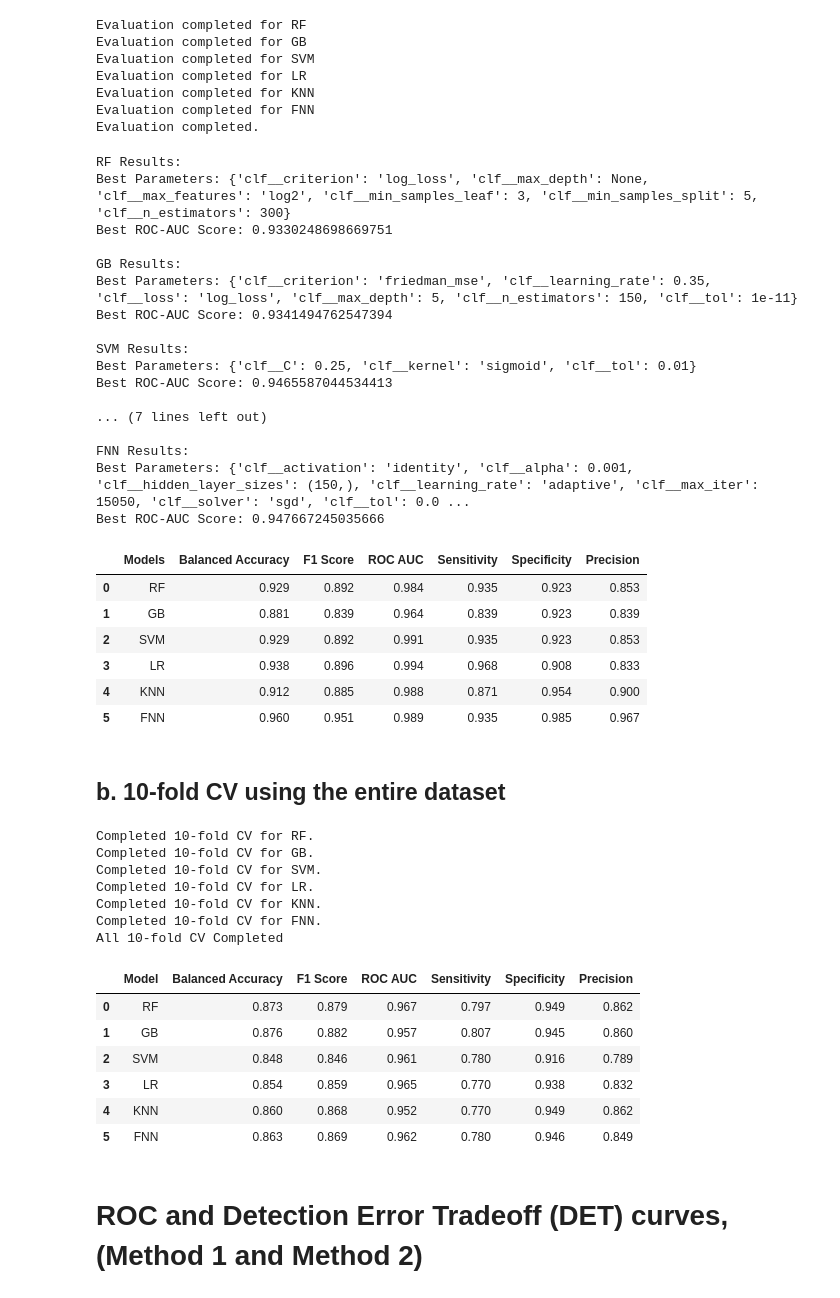
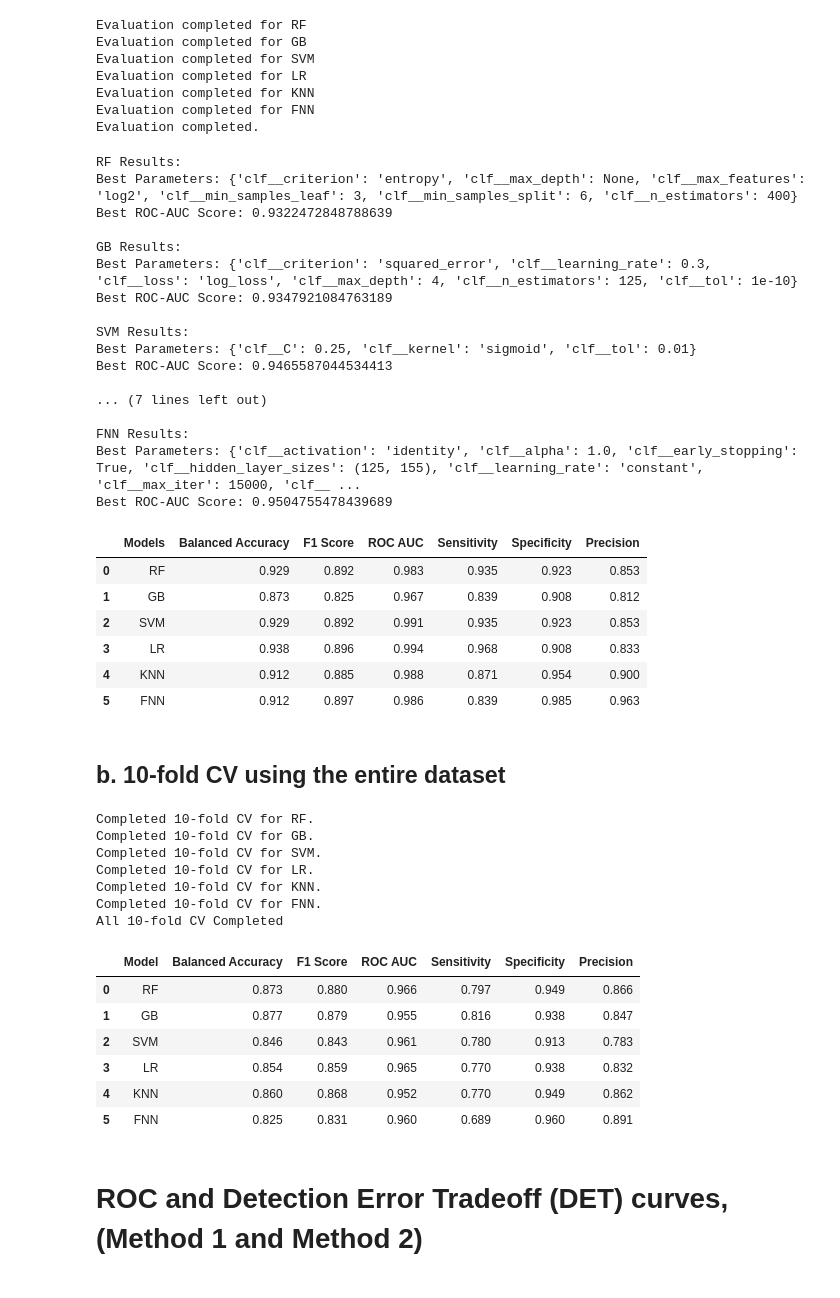
Before and after one commit to OnahPmi/Thyroid-Cancer-Recurrence-Prediction-Project, a Jupyter notebook: code base/Predictive Models Building.ipynb, the cells around one changed output. Saved outputs shown, nothing was run; the diff lists cells and outputs as text; code cells hidden in the pictures.

Commit message:
modified the codebase to account for class imbalance during model training

```diff
--- a/code base/Predictive Models Building.ipynb
+++ b/code base/Predictive Models Building.ipynb
@@ -164,11 +164,12 @@ param_grids = {
     "FNN": {
         "clf__hidden_layer_sizes": [(300,), (130, 160)],
         "clf__max_iter": [10000, 12000],
-        "clf__activation": ["relu", "identity"],
+        "clf__activation": ["relu"],
         "clf__solver": ["adam", "sgd", "lbfgs"],
-        "clf__learning_rate": ["constant", "adaptive"],
+        "clf__learning_rate": ["adaptive", "constant"],
+        "clf__early_stopping": [True],
         "clf__tol": [1e-4, 1e-5],
-        "clf__alpha": [0.1, 0.32, 1.0]
+        "clf__alpha": [0.5, 1.0]
     }
 }
 
@@ -390,8 +391,9 @@ param_grids = {
         "clf__activation": ["relu", "logistic", "identity"],
         "clf__solver": ["adam", "sgd"],
         "clf__learning_rate": ["adaptive", "constant"],
+        "clf__early_stopping": [True],
         "clf__tol": [1e-2, 1e-3],
-        "clf__alpha": [0.0001, 0.001]
+        "clf__alpha": [0.01, 1.0]
     }
 }
 
@@ -463,12 +465,12 @@ for model_name, result in method_2_results.items():
     print(f"Best ROC-AUC Score: {result['Best ROC-AUC Score']}")
 # %% [output]
 RF Results:
-Best Parameters: {'clf__criterion': 'log_loss', 'clf__max_depth': None, 'clf__max_features': 'log2', 'clf__min_samples_leaf': 3, 'clf__min_samples_split': 5, 'clf__n_estimators': 300}
-Best ROC-AUC Score: 0.9330248698669751
+Best Parameters: {'clf__criterion': 'entropy', 'clf__max_depth': None, 'clf__max_features': 'log2', 'clf__min_samples_leaf': 3, 'clf__min_samples_split': 6, 'clf__n_estimators': 400}
+Best ROC-AUC Score: 0.9322472848788639
 
 GB Results:
-Best Parameters: {'clf__criterion': 'friedman_mse', 'clf__learning_rate': 0.35, 'clf__loss': 'log_loss', 'clf__max_depth': 5, 'clf__n_estimators': 150, 'clf__tol': 1e-11}
-Best ROC-AUC Score: 0.9341494762547394
+Best Parameters: {'clf__criterion': 'squared_error', 'clf__learning_rate': 0.3, 'clf__loss': 'log_loss', 'clf__max_depth': 4, 'clf__n_estimators': 125, 'clf__tol': 1e-10}
+Best ROC-AUC Score: 0.9347921084763189
 
 SVM Results:
 Best Parameters: {'clf__C': 0.25, 'clf__kernel': 'sigmoid', 'clf__tol': 0.01}
@@ -477,8 +479,8 @@ Best ROC-AUC Score: 0.9465587044534413
 ... (7 lines left out)
 
 FNN Results:
-Best Parameters: {'clf__activation': 'identity', 'clf__alpha': 0.001, 'clf__hidden_layer_sizes': (150,), 'clf__learning_rate': 'adaptive', 'clf__max_iter': 15050, 'clf__solver': 'sgd', 'clf__tol': 0.0 ...
-Best ROC-AUC Score: 0.947667245035666
+Best Parameters: {'clf__activation': 'identity', 'clf__alpha': 1.0, 'clf__early_stopping': True, 'clf__hidden_layer_sizes': (125, 155), 'clf__learning_rate': 'constant', 'clf__max_iter': 15000, 'clf__ ...
+Best ROC-AUC Score: 0.9504755478439689
 # %%
 performance_metrics = {metric_name: [] for metric_name in metrics.keys()}
 
@@ -491,16 +493,16 @@ for model_name, result in method_2_results.items():
 df_performance = pd.DataFrame(performance_metrics)
 df_performance.insert(0, "Models", [model_name for model_name in models])
 df_performance = df_performance.round(3)
-# df_performance.to_csv("../results/test set models performance using tSVD.csv", index=False)
+df_performance.to_csv("../results/test set models performance using tSVD.csv", index=False)
 df_performance
 # %% [output]
 |  | Models | Balanced Accuracy | F1 Score | ROC AUC | Sensitivity | Specificity | Precision |
-| 0 | RF | 0.929 | 0.892 | 0.984 | 0.935 | 0.923 | 0.853 |
-| 1 | GB | 0.881 | 0.839 | 0.964 | 0.839 | 0.923 | 0.839 |
+| 0 | RF | 0.929 | 0.892 | 0.983 | 0.935 | 0.923 | 0.853 |
+| 1 | GB | 0.873 | 0.825 | 0.967 | 0.839 | 0.908 | 0.812 |
 | 2 | SVM | 0.929 | 0.892 | 0.991 | 0.935 | 0.923 | 0.853 |
 | 3 | LR | 0.938 | 0.896 | 0.994 | 0.968 | 0.908 | 0.833 |
 | 4 | KNN | 0.912 | 0.885 | 0.988 | 0.871 | 0.954 | 0.900 |
-| 5 | FNN | 0.960 | 0.951 | 0.989 | 0.935 | 0.985 | 0.967 |
+| 5 | FNN | 0.912 | 0.897 | 0.986 | 0.839 | 0.985 | 0.963 |
 # %% [markdown]
 ## b. 10-fold CV using the entire dataset
 # %%
@@ -531,40 +533,40 @@ for (model_name, model), results in zip(models.items(), method_2_results.values(
     metric_ids = [metric_id for metric_id in cv_results.keys() if metric_id.startswith("test_")]
     scores = {name: cv_results[metric_id] for name, metric_id in zip(ten_fold_CV_metrics.keys(), metric_ids)}
 
     ten_fold_cv_results_method_2[model_name] = scores
 
     print(f"\rCompleted {n_splits}-fold CV for {model_name}")
 
 print(f"\rAll {n_splits}-fold CV Completed")
 
 
 performance_metrics = {metric_name: [] for metric_name in metrics.keys()}
 
 for model_name, result in ten_fold_cv_results_method_2.items():
     for metric_name, score in result.items():
         performance_metrics[metric_name].append(np.mean(score))
 
 df_performance = pd.DataFrame(performance_metrics)
 df_performance.insert(0, "Model", [model_name for model_name in models])
 df_performance = df_performance.round(3)
 
-# df_performance.to_csv("../results/10-fold CV models performance using tSVD.csv", index=False)
+df_performance.to_csv("../results/10-fold CV models performance using tSVD.csv", index=False)
 df_performance
 # %% [output]
 Completed 10-fold CV for RF.
 Completed 10-fold CV for GB.
 Completed 10-fold CV for SVM.
 Completed 10-fold CV for LR.
 Completed 10-fold CV for KNN.
 Completed 10-fold CV for FNN.
 All 10-fold CV Completed
 |  | Model | Balanced Accuracy | F1 Score | ROC AUC | Sensitivity | Specificity | Precision |
-| 0 | RF | 0.873 | 0.879 | 0.967 | 0.797 | 0.949 | 0.862 |
-| 1 | GB | 0.876 | 0.882 | 0.957 | 0.807 | 0.945 | 0.860 |
-| 2 | SVM | 0.848 | 0.846 | 0.961 | 0.780 | 0.916 | 0.789 |
+| 0 | RF | 0.873 | 0.880 | 0.966 | 0.797 | 0.949 | 0.866 |
+| 1 | GB | 0.877 | 0.879 | 0.955 | 0.816 | 0.938 | 0.847 |
+| 2 | SVM | 0.846 | 0.843 | 0.961 | 0.780 | 0.913 | 0.783 |
 | 3 | LR | 0.854 | 0.859 | 0.965 | 0.770 | 0.938 | 0.832 |
 | 4 | KNN | 0.860 | 0.868 | 0.952 | 0.770 | 0.949 | 0.862 |
-| 5 | FNN | 0.863 | 0.869 | 0.962 | 0.780 | 0.946 | 0.849 |
+| 5 | FNN | 0.825 | 0.831 | 0.960 | 0.689 | 0.960 | 0.891 |
 # %% [markdown]
 # ROC and Detection Error Tradeoff (DET) curves, (Method 1 and Method 2)
 # %%
```
Also changed, not shown: parts of 4 cells of this notebook, 5 other files.
